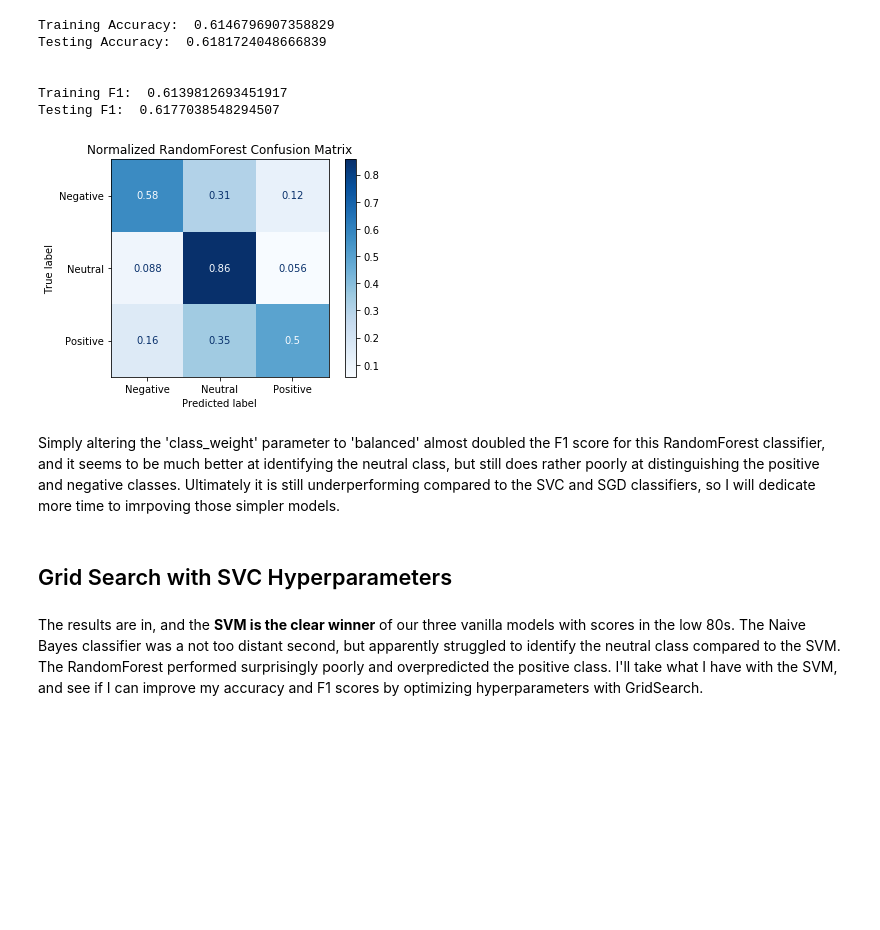
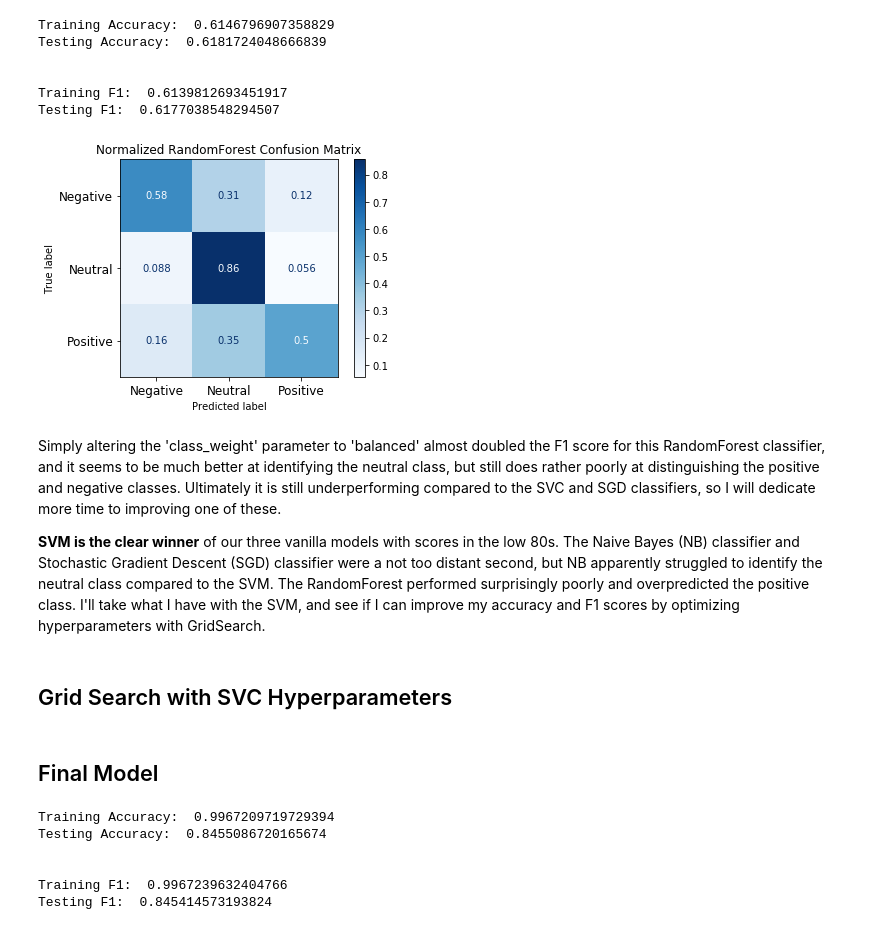
Before and after one commit to davidlebruce/covid_vaccine_tweets, a Jupyter notebook: 04_modeling.ipynb, the cells around one changed output. Drawn from its saved outputs; the diff is of its cells as text; code cells hidden in the pictures; blank space fills up the shorter version.

```diff
--- a/04_modeling.ipynb
+++ b/04_modeling.ipynb
@@ -265,14 +268,17 @@ Testing F1:  0.6177038548294507
 # %%
 # normalized confusion matrix
 disp = plot_confusion_matrix(rf_clf, X_test_tfidf, y_test,
                                  display_labels=classes,
                                  cmap=plt.cm.Blues,
                                  normalize='true')
 disp.ax_.set_title('Normalized RandomForest Confusion Matrix')
+plt.tick_params(labelsize='large')
 plt.savefig('images/rf_balanced_matrix.png');
 # %% [output]
-[figure, old version]
+[figure, new version]
 # %% [markdown]
-Simply altering the 'class_weight' parameter to 'balanced' almost doubled the F1 score for this RandomForest classifier, and it seems to be much better at identifying the neutral class, but still does rather poorly at distinguishing the positive and negative classes. Ultimately it is still underperforming compared to the SVC and SGD classifiers, so I will dedicate more time to imrpoving those simpler models.
+Simply altering the 'class_weight' parameter to 'balanced' almost doubled the F1 score for this RandomForest classifier, and it seems to be much better at identifying the neutral class, but still does rather poorly at distinguishing the positive and negative classes. Ultimately it is still underperforming compared to the SVC and SGD classifiers, so I will dedicate more time to improving one of these.
+
+**SVM is the clear winner** of our three vanilla models with scores in the low 80s. The Naive Bayes (NB) classifier and Stochastic Gradient Descent (SGD) classifier were a not too distant second, but NB apparently struggled to identify the neutral class compared to the SVM. The RandomForest performed surprisingly poorly and overpredicted the positive class. I'll take what I have with the SVM, and see if I can improve my accuracy and F1 scores by optimizing hyperparameters with GridSearch.
 # %% [markdown]
 ## Grid Search with SVC Hyperparameters
@@ -291,2 +296,2 @@ gs_clf.fit(X_train_tfidf, y_train)
-# %% [markdown]
-The results are in, and the **SVM is the clear winner** of our three vanilla models with scores in the low 80s. The Naive Bayes classifier was a not too distant second, but apparently struggled to identify the neutral class compared to the SVM. The RandomForest performed surprisingly poorly and overpredicted the positive class. I'll take what I have with the SVM, and see if I can improve my accuracy and F1 scores by optimizing hyperparameters with GridSearch.
+# %% [markdown]
+## Final Model
@@ -292,0 +308,13 @@ The results are in, and the **SVM is the clear winner** of our three vanilla mod
+# %%
+print('Training Accuracy: ', accuracy_score(y_train, y_train_preds))
+print('Testing Accuracy: ', accuracy_score(y_test, y_test_preds))
+print('\n')
+print('Training F1: ', f1_score(y_train, y_train_preds, average='weighted'))
+print('Testing F1: ', f1_score(y_test, y_test_preds, average='weighted'))
+# %% [output]
+Training Accuracy:  0.9967209719729394
+Testing Accuracy:  0.8455086720165674
+
+
+Training F1:  0.9967239632404766
+Testing F1:  0.845414573193824
```
Also changed, not shown: parts of 22 cells of this notebook, 14 other files.
